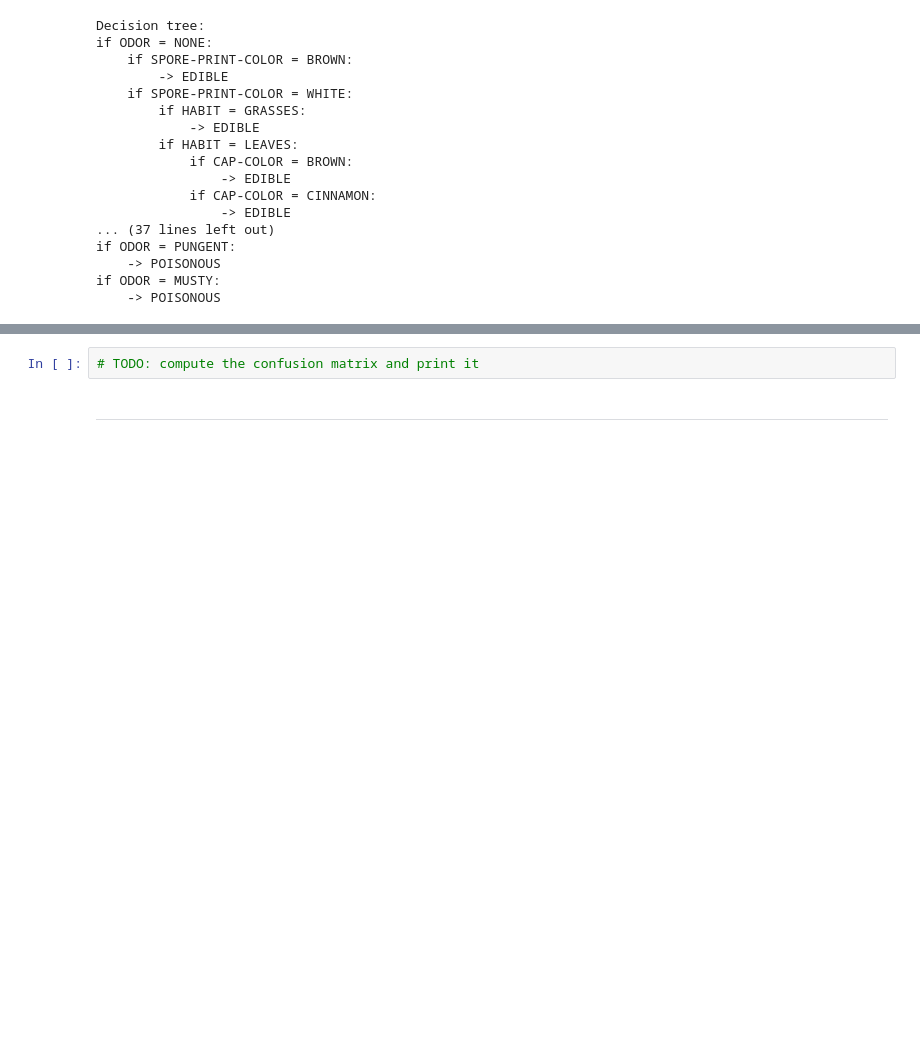
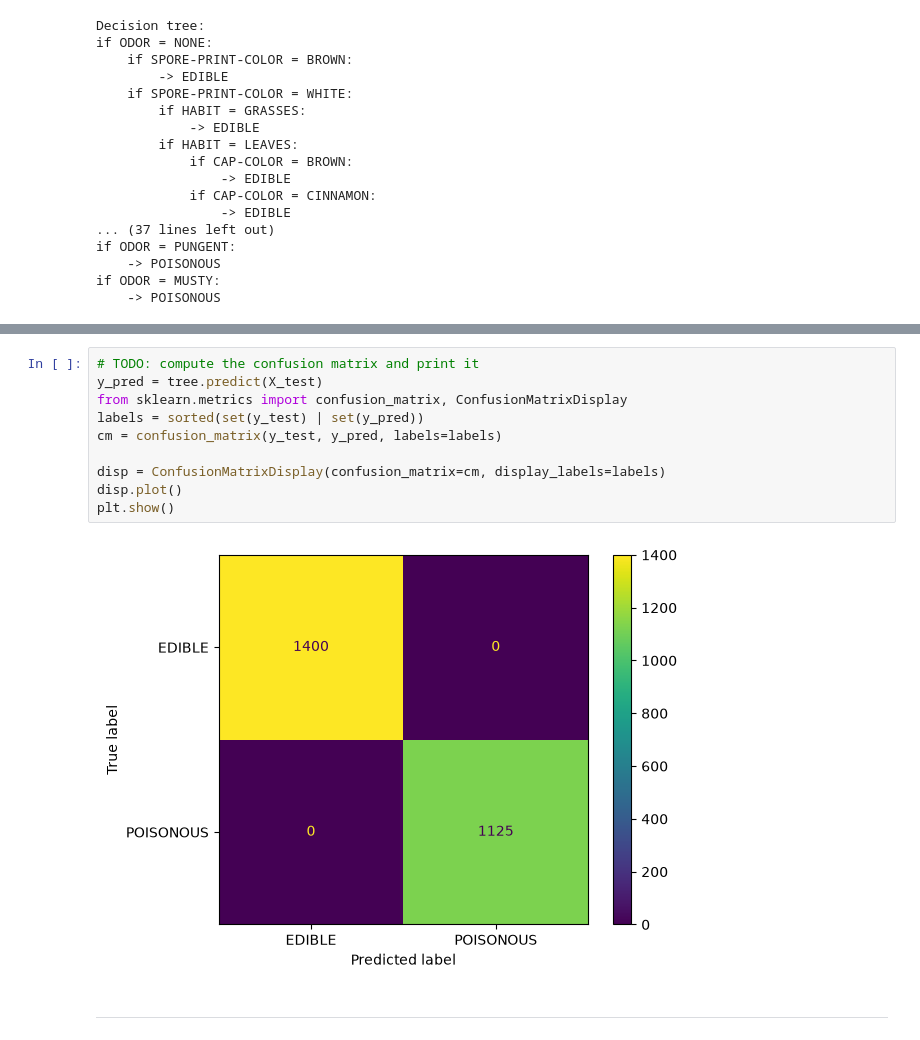
Before and after one commit to NicXVII/Intro_to_ML_26-27, a Jupyter notebook: Labs/Lab-05_Supervised.ipynb, the cells around one changed output, grey strips where cells are left out. Saved outputs shown, nothing was run; the diff lists cells and outputs as text; blank space fills up the shorter version.

```diff
--- a/Labs/Lab-05_Supervised.ipynb
+++ b/Labs/Lab-05_Supervised.ipynb
@@ -202,5 +202,15 @@ Accuracy on test set: 0.00
 # %%
 # TODO: compute the confusion matrix and print it
+y_pred = tree.predict(X_test)
+from sklearn.metrics import confusion_matrix, ConfusionMatrixDisplay
+labels = sorted(set(y_test) | set(y_pred))
+cm = confusion_matrix(y_test, y_pred, labels=labels)
+
+disp = ConfusionMatrixDisplay(confusion_matrix=cm, display_labels=labels)
+disp.plot()
+plt.show()
+# %% [output]
+[figure, added]
 # %% [markdown]
 ---
 # %% [markdown]
```
Also changed, not shown: parts of 2 cells of this notebook.
